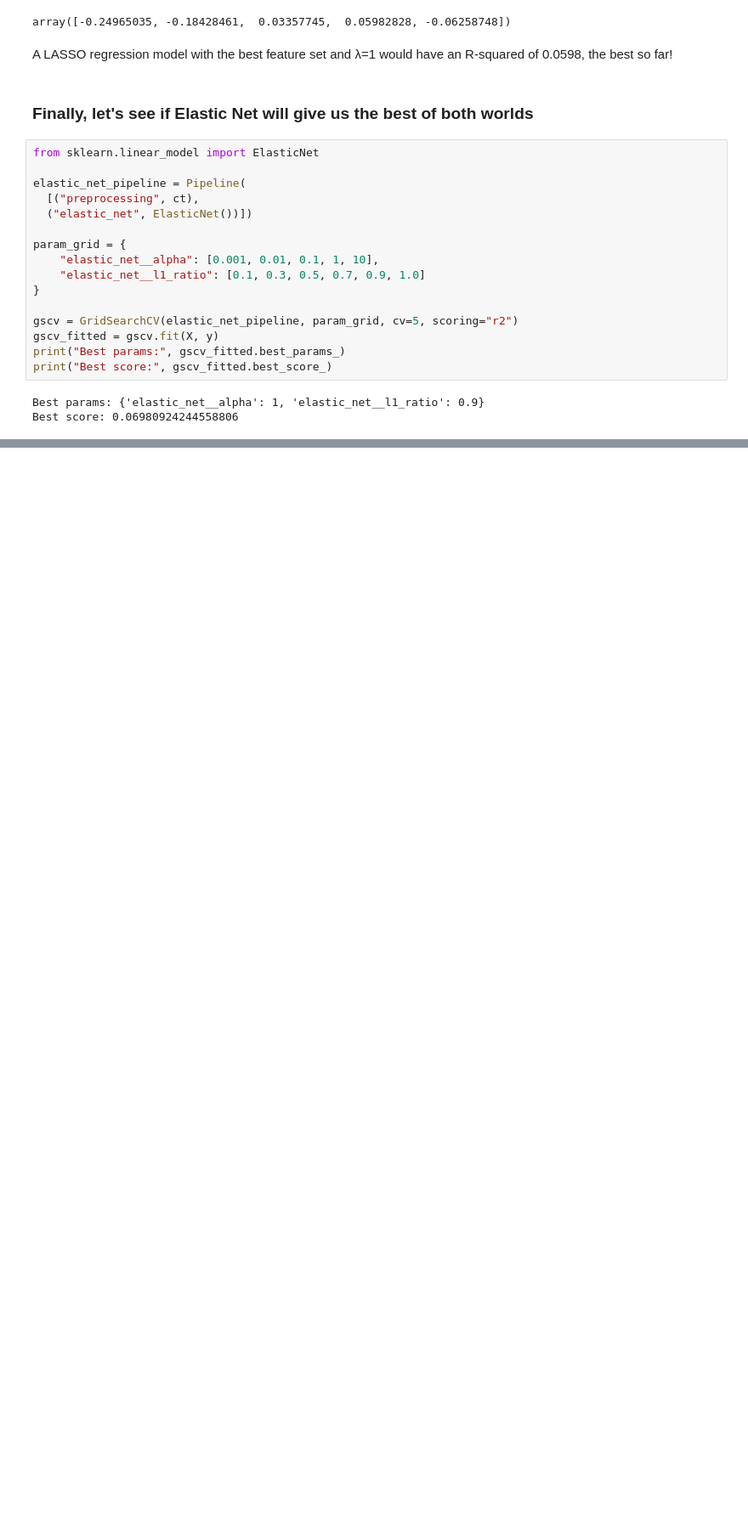
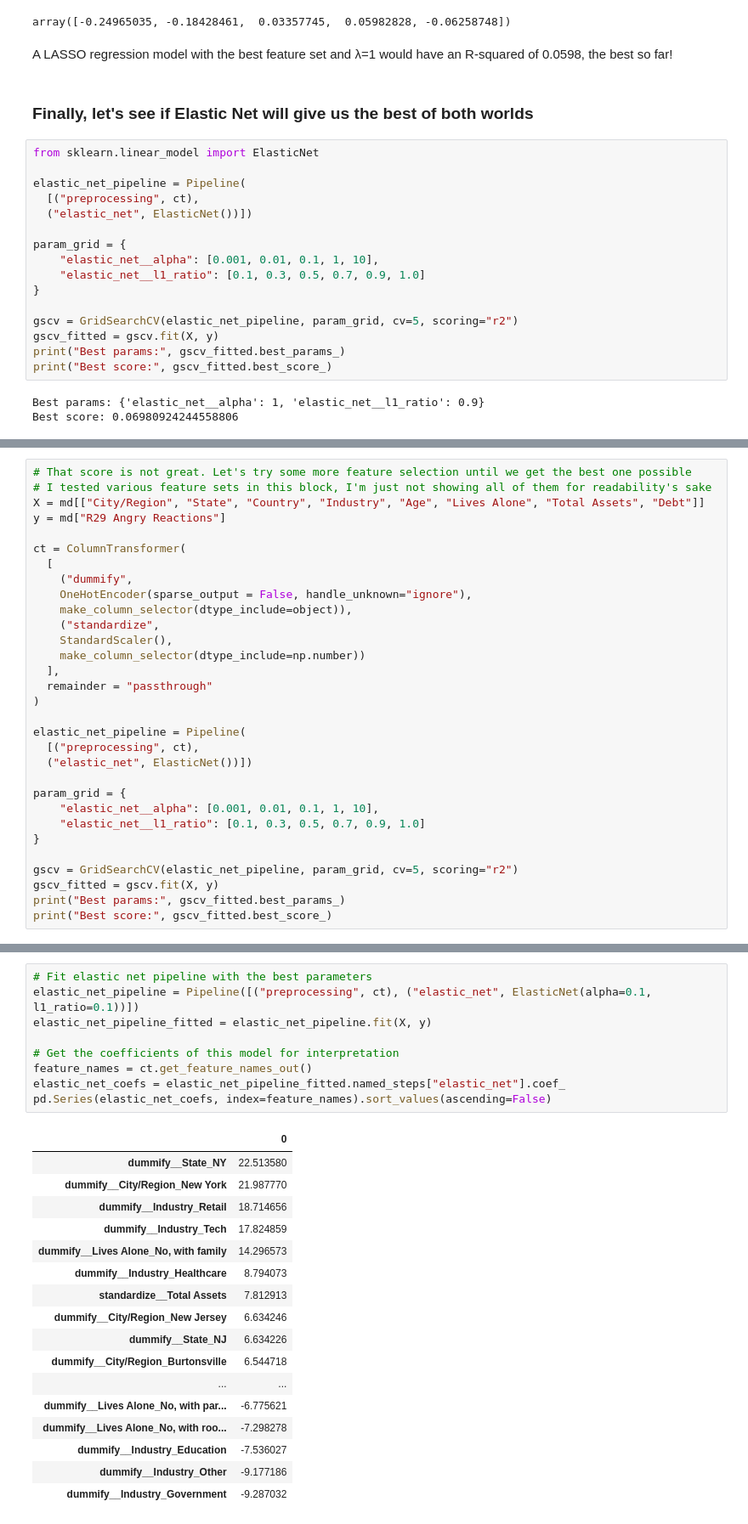
Before and after one commit to mgracie2002/Refinery29-Money-Diaries-Project, a Jupyter notebook: money_diaries_notebook.ipynb, the cells around one changed output, grey strips where cells are left out. Shown: that part at 85% size. Saved outputs shown, nothing was run; the diff lists cells and outputs as text; blank space fills up the shorter version.

```diff
--- a/money_diaries_notebook.ipynb
+++ b/money_diaries_notebook.ipynb
@@ -583,0 +647,31 @@ Best score: 0.06980924244558806
+# %%
+# That score is not great. Let's try some more feature selection until we get the best one possible
+# I tested various feature sets in this block, I'm just not showing all of them for readability's sake
+X = md[["City/Region", "State", "Country", "Industry", "Age", "Lives Alone", "Total Assets", "Debt"]]
+y = md["R29 Angry Reactions"]
+
+ct = ColumnTransformer(
+  [
+    ("dummify",
+    OneHotEncoder(sparse_output = False, handle_unknown="ignore"),
+    make_column_selector(dtype_include=object)),
+    ("standardize",
+    StandardScaler(),
+    make_column_selector(dtype_include=np.number))
+  ],
+  remainder = "passthrough"
+)
+
+elastic_net_pipeline = Pipeline(
+  [("preprocessing", ct),
+  ("elastic_net", ElasticNet())])
+
+param_grid = {
+    "elastic_net__alpha": [0.001, 0.01, 0.1, 1, 10],
+    "elastic_net__l1_ratio": [0.1, 0.3, 0.5, 0.7, 0.9, 1.0]
+}
+
+gscv = GridSearchCV(elastic_net_pipeline, param_grid, cv=5, scoring="r2")
+gscv_fitted = gscv.fit(X, y)
+print("Best params:", gscv_fitted.best_params_)
+print("Best score:", gscv_fitted.best_score_)
@@ -583,0 +681,27 @@ Best score: 0.06980924244558806
+# %%
+# Fit elastic net pipeline with the best parameters
+elastic_net_pipeline = Pipeline([("preprocessing", ct), ("elastic_net", ElasticNet(alpha=0.1, l1_ratio=0.1))])
+elastic_net_pipeline_fitted = elastic_net_pipeline.fit(X, y)
+
+# Get the coefficients of this model for interpretation
+feature_names = ct.get_feature_names_out()
+elastic_net_coefs = elastic_net_pipeline_fitted.named_steps["elastic_net"].coef_
+pd.Series(elastic_net_coefs, index=feature_names).sort_values(ascending=False)
+# %% [output]
+|  | 0 |
+| dummify__State_NY | 22.513580 |
+| dummify__City/Region_New York | 21.987770 |
+| dummify__Industry_Retail | 18.714656 |
+| dummify__Industry_Tech | 17.824859 |
+| dummify__Lives Alone_No, with family | 14.296573 |
+| dummify__Industry_Healthcare | 8.794073 |
+| standardize__Total Assets | 7.812913 |
+| dummify__City/Region_New Jersey | 6.634246 |
+| dummify__State_NJ | 6.634226 |
+| dummify__City/Region_Burtonsville | 6.544718 |
+| ... | ... |
+| dummify__Lives Alone_No, with par... | -6.775621 |
+| dummify__Lives Alone_No, with roo... | -7.298278 |
+| dummify__Industry_Education | -7.536027 |
+| dummify__Industry_Other | -9.177186 |
+| dummify__Industry_Government | -9.287032 |
```
Also changed, not shown: parts of 15 cells of this notebook.
